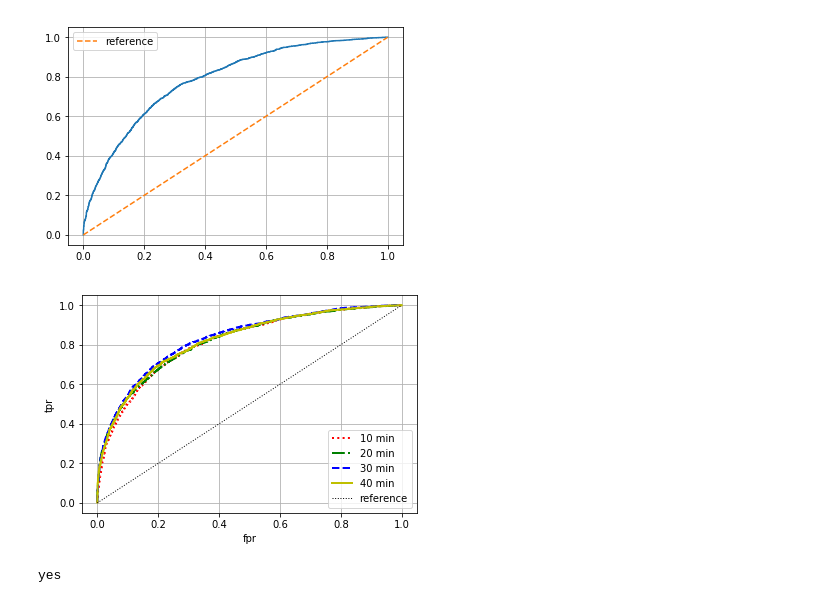
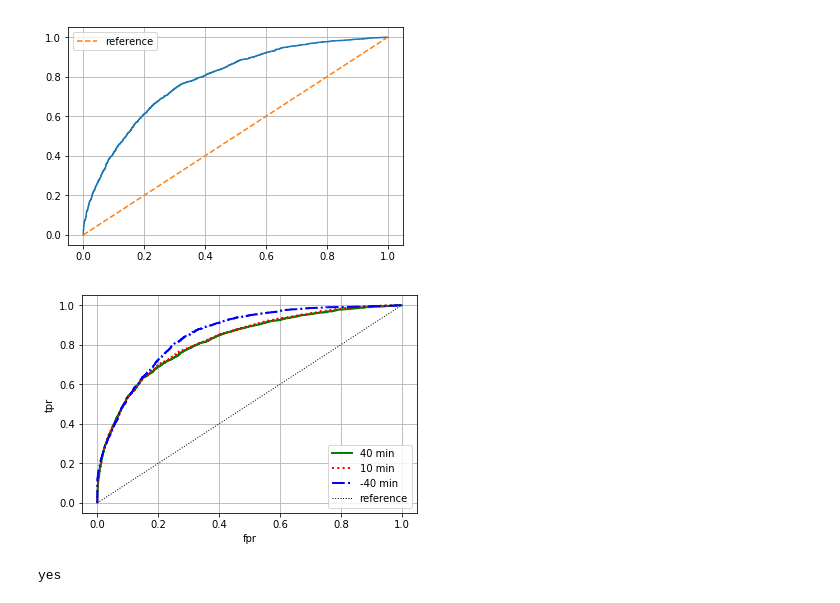
Before and after one commit to frolovconst/TC_w_ML, a Jupyter notebook: incidents_touch/accident_window_detection.ipynb, the cells around one changed output. Cells and saved outputs as stored; diff of their text form; code cells hidden in the pictures.

```diff
--- a/incidents_touch/accident_window_detection.ipynb
+++ b/incidents_touch/accident_window_detection.ipynb
@@ -854,7 +913,7 @@ fignum=1
 def boost(dataset, drop_features=[], cv=5):
     global fignum
     print(fignum)
-    drop_cols = ['y', 'Timestamp', 'IncidentID'] + drop_features #, 'Longitude', 'Latitude', 'IncidentID', 'ID_Prev', 'ID_Next'
+    drop_cols = ['y', 'Timestamp', 'ID_Prev', 'ID_Next'] + drop_features #, 'Longitude', 'Latitude', 'IncidentID', 'ID_Prev', 'ID_Next'
     tr_X, te_X, tr_y, te_y = train_test_split(dataset.drop(columns=drop_cols), dataset['y'], stratify=dataset.y, test_size=.2, random_state=442)
     scaler = StandardScaler()
     tr_X = scaler.fit_transform(tr_X)
@@ -1041,4 +1105,4 @@ def crop_window(dataset, mins):
                 min_later = np.append(min_later, cc)
     return min_later
 # %%
-min_later5 = crop_window(dataset, 5)
+min_later_m40 = crop_window(dataset, -40)
@@ -1049,5 +1115,5 @@ min_later20 = crop_window(dataset, 20)
 # %%
 min_later30 = crop_window(dataset, 30)
 # %%
-fpr5, tpr5 = boost(dataset, [cc for cc in min_later5])
+clf_m40, fpr_m40, tpr_m40 = boost(dataset, [cc for cc in min_later_m40])
 # %% [output]
@@ -1063,3 +1129,3 @@ example CM = [[2614  851]
 # %%
-fpr10, tpr10 = boost(dataset, [cc for cc in min_later10])
+clf10, fpr10, tpr10 = boost(dataset, [cc for cc in min_later10])
 # %% [output]
@@ -1165,18 +1250,19 @@ example CM = [[2542  923]
 # %%
 # plt.plot(fpr_m10, tpr_m10, label='5 min', linestyle='-', lw=2)
+plt.plot(all_fpr, all_tpr, label='40 min', linestyle='-', lw=2, color='g')
 plt.plot(fpr10, tpr10, label='10 min', linestyle=':', lw=2, color='r')
-plt.plot(fpr20, tpr20, label='20 min', linestyle='-.', lw=2, color='g')
-plt.plot(fpr30, tpr30, label='30 min', linestyle='--', lw=2, color='b')
-plt.plot(fpr40, tpr40, label='40 min', linestyle='-', lw=2, color='y')
+# plt.plot(fpr20, tpr20, label='20 min', linestyle='-.', lw=2, color='g')
+# plt.plot(fpr30, tpr30, label='30 min', linestyle='--', lw=2, color='b')
+plt.plot(fpr_m40, tpr_m40, label='-40 min', linestyle='-.', lw=2, color='b')
 plt.plot([0,1], [0,1], label='reference', linestyle=':', lw=1, color='black')
 plt.grid()
 plt.xlabel('fpr')
 plt.ylabel('tpr')
 plt.legend()
-plt.savefig('../data/PeMS/Incidents/work_folder/figs/xgb/roc_auc_sizes', lw=4, dpi=600)
+plt.savefig('../data/PeMS/Incidents/work_folder/figs/xgb/roc_auc_sizes.png', lw=4, dpi=600)
 plt.show()
 # %% [output]
-[figure, old version]
+[figure, new version]
 # %%
 extr = pd.read_csv('../data/PeMS/Incidents/work_folder/extracted_32000.csv')
 # %%
```
Also changed, not shown: parts of 47 cells of this notebook.
